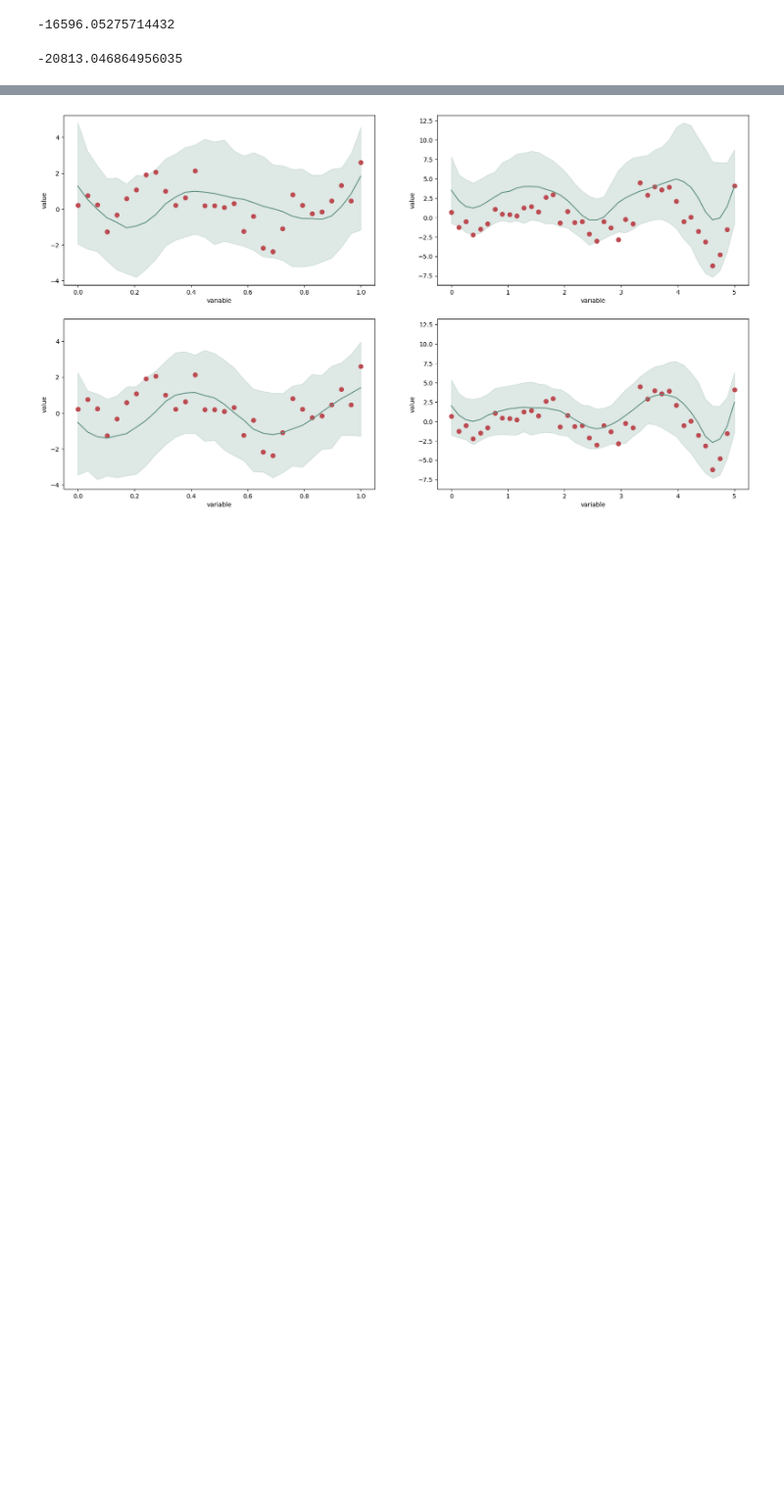
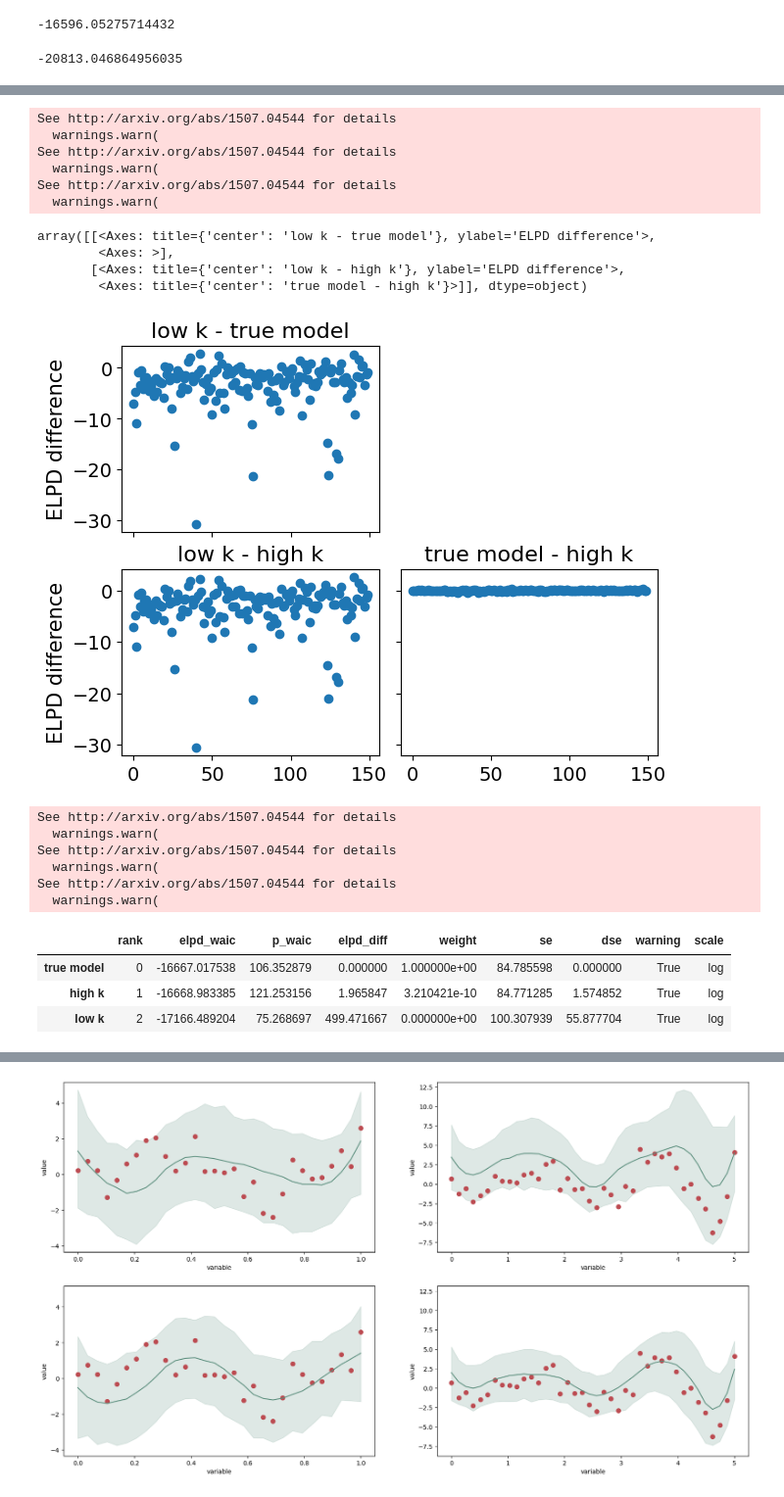
Before and after one commit to Addicted2BayesianEpistemology/bayesian_multitarget_latent_factors, a Jupyter notebook: examples/01_bspline_generated_example.ipynb, the cells around one changed output, grey strips where cells are left out. Shown at 98% size. Drawn from its saved outputs; the diff is of its cells as text; code cells hidden in the pictures; blank space fills up the shorter version.

```diff
--- a/examples/01_bspline_generated_example.ipynb
+++ b/examples/01_bspline_generated_example.ipynb
@@ -61,0 +176,40 @@ Starting iteration number 5
+# %%
+az.plot_elpd({
+    'low k':idata_lowK,
+    'true model':idata,
+    'high k':idata_highK
+}, var_name='y_posterior', ic='waic')
+# %% [output]
+See http://arxiv.org/abs/1507.04544 for details
+  warnings.warn(
+See http://arxiv.org/abs/1507.04544 for details
+  warnings.warn(
+See http://arxiv.org/abs/1507.04544 for details
+  warnings.warn(
+array([[<Axes: title={'center': 'low k - true model'}, ylabel='ELPD difference'>,
+        <Axes: >],
+       [<Axes: title={'center': 'low k - high k'}, ylabel='ELPD difference'>,
+        <Axes: title={'center': 'true model - high k'}>]], dtype=object)
+[figure, added]
+# %%
+az_compare_res = \
+az.compare({
+    'low k':idata_lowK,
+    'true model':idata,
+    'high k':idata_highK
+}, var_name='y_posterior', ic='waic'
+)
+# %% [output]
+See http://arxiv.org/abs/1507.04544 for details
+  warnings.warn(
+See http://arxiv.org/abs/1507.04544 for details
+  warnings.warn(
+See http://arxiv.org/abs/1507.04544 for details
+  warnings.warn(
+# %%
+az_compare_res
+# %% [output]
+|  | rank | elpd_waic | p_waic | elpd_diff | weight | se | dse | warning | scale |
+| true model | 0 | -16667.017538 | 106.352879 | 0.000000 | 1.000000e+00 | 84.785598 | 0.000000 | True | log |
+| high k | 1 | -16668.983385 | 121.253156 | 1.965847 | 3.210421e-10 | 84.771285 | 1.574852 | True | log |
+| low k | 2 | -17166.489204 | 75.268697 | 499.471667 | 0.000000e+00 | 100.307939 | 55.877704 | True | log |
```
Also changed, not shown: parts of 52 cells of this notebook.
